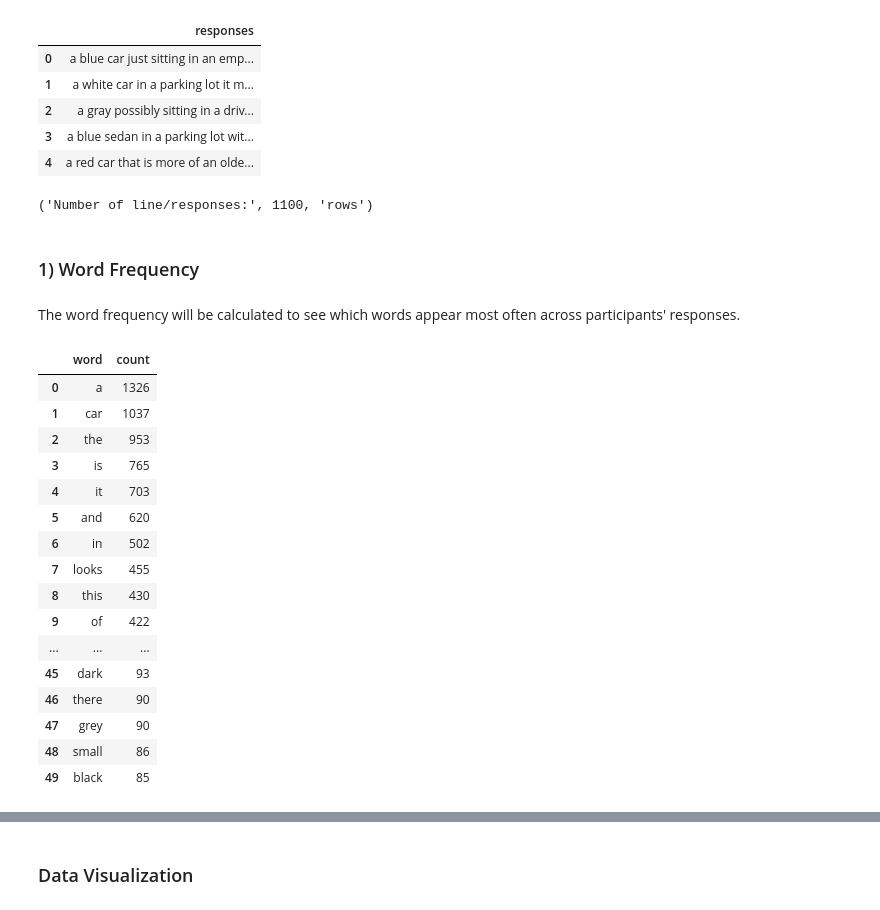
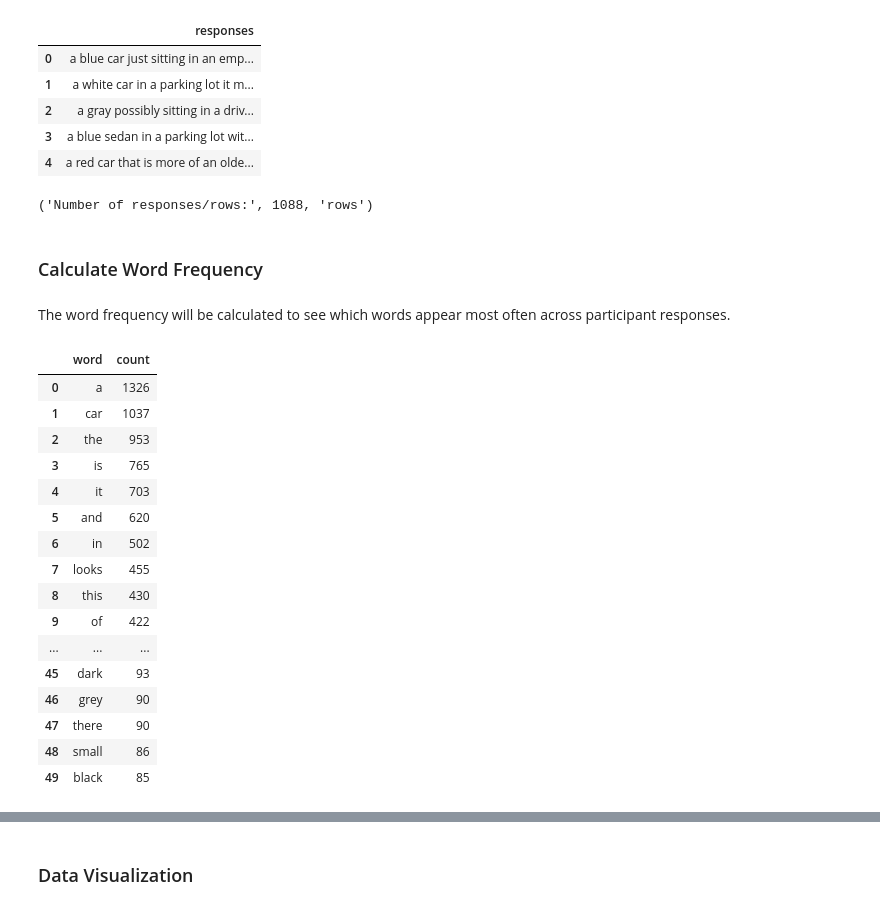
Before and after one commit to BoraV/scene-study-text-analysis-2026, a Jupyter notebook: analysis.ipynb, the cells around one changed output, grey strips where cells are left out. Cells and saved outputs as stored; diff of their text form; code cells hidden in the pictures.

```diff
--- a/analysis.ipynb
+++ b/analysis.ipynb
@@ -212,17 +310,14 @@ clean_data.head()
 | 3 | a blue sedan in a parking lot wit... |
 | 4 | a red car that is more of an olde... |
 # %%
-#choose the response column
-clean_text = clean_data["responses"]
-
-# check; calculate the number of lines/responses
-"Number of line/responses:", len(clean_text), "rows"
+# check; calculate the number of responses (= rows)
+"Number of responses/rows:", len(clean_data), "rows"
 # %% [output]
-('Number of line/responses:', 1100, 'rows')
+('Number of responses/rows:', 1088, 'rows')
 # %% [markdown]
-### 1) Word Frequency
+### Calculate Word Frequency
 # %% [markdown]
-The word frequency will be calculated to see which words appear most often across participants' responses.
+The word frequency will be calculated to see which words appear most often across participant responses.
 # %%
 def get_word_frequency(some_text):
     all_tokens = []
@@ -238,26 +333,26 @@ def get_word_frequency(some_text):
 
     return freq_df
 # %%
-frequency_df = get_word_frequency(clean_text)
+frequency_df = get_word_frequency(clean_data["responses"])
 
 #check
 frequency_df.head(50)
 # %% [output]
 |  | word | count |
 | 0 | a | 1326 |
 | 1 | car | 1037 |
 | 2 | the | 953 |
 | 3 | is | 765 |
 | 4 | it | 703 |
 | 5 | and | 620 |
 | 6 | in | 502 |
 | 7 | looks | 455 |
 | 8 | this | 430 |
 | 9 | of | 422 |
 | ... | ... | ... |
 | 45 | dark | 93 |
-| 46 | there | 90 |
-| 47 | grey | 90 |
+| 46 | grey | 90 |
+| 47 | there | 90 |
 | 48 | small | 86 |
 | 49 | black | 85 |
 # %% [markdown]
```
Also changed, not shown: parts of 115 cells of this notebook, 11 other files.
